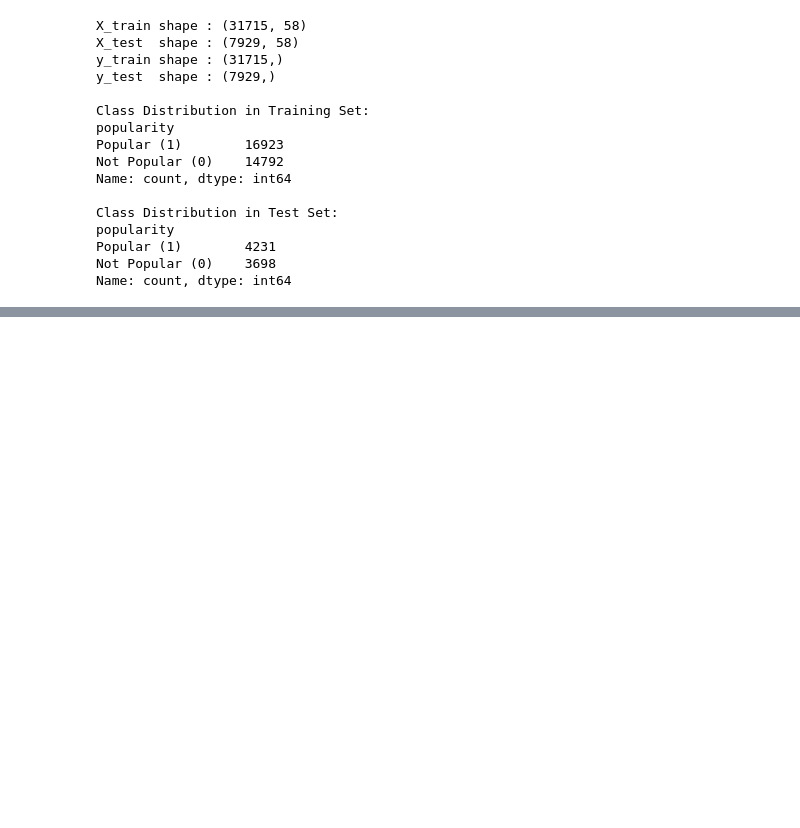
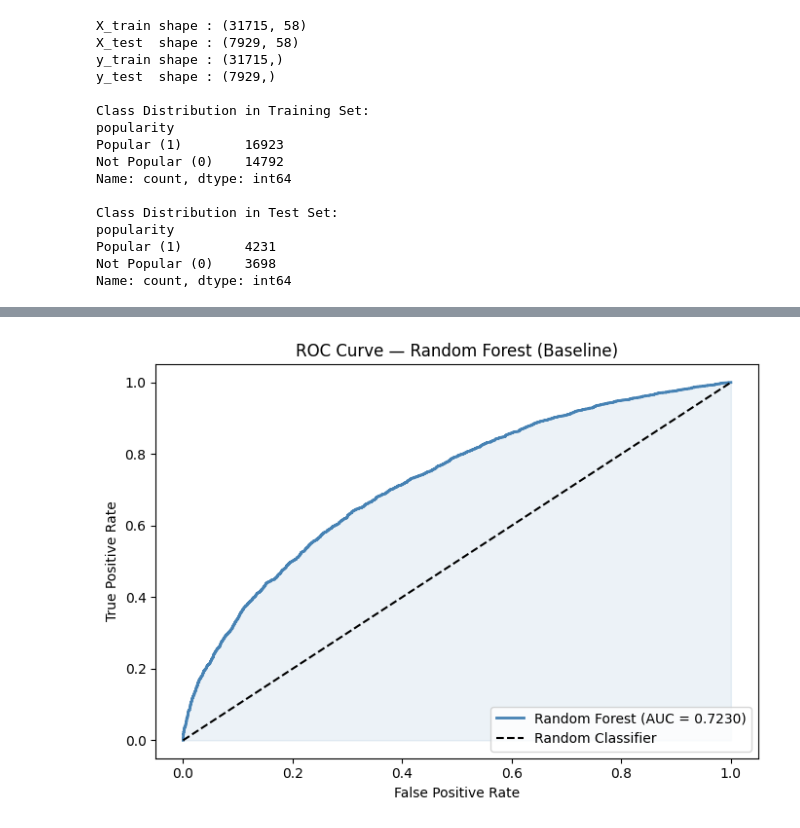
Before and after one commit to SLIIT-MSC-AI/ML_Group_Assignment, a Jupyter notebook: notebooks/RandomForest_Implementation.ipynb, the cells around one changed output, grey strips where cells are left out. Cells and saved outputs as stored; diff of their text form; code cells hidden in the pictures; blank space fills up the shorter version.

```diff
--- a/notebooks/RandomForest_Implementation.ipynb
+++ b/notebooks/RandomForest_Implementation.ipynb
@@ -61,0 +144,19 @@ Name: count, dtype: int64
+# %%
+# ROC Curve — plots True Positive Rate vs False Positive Rate at various thresholds
+# A random classifier would follow the diagonal; the further the curve is from the
+# diagonal, the better the model discriminates between the two classes.
+fpr, tpr, _ = roc_curve(y_test, y_prob)
+
+plt.figure(figsize=(7, 5))
+plt.plot(fpr, tpr, color="steelblue", lw=2,
+         label=f"Random Forest (AUC = {roc:.4f})")
+plt.plot([0, 1], [0, 1], "k--", lw=1.5, label="Random Classifier")
+plt.fill_between(fpr, tpr, alpha=0.1, color="steelblue")
+plt.xlabel("False Positive Rate")
+plt.ylabel("True Positive Rate")
+plt.title("ROC Curve — Random Forest (Baseline)")
+plt.legend(loc="lower right")
+plt.tight_layout()
+plt.show()
+# %% [output]
+[figure, added]
```
Also changed, not shown: parts of 5 cells of this notebook.
